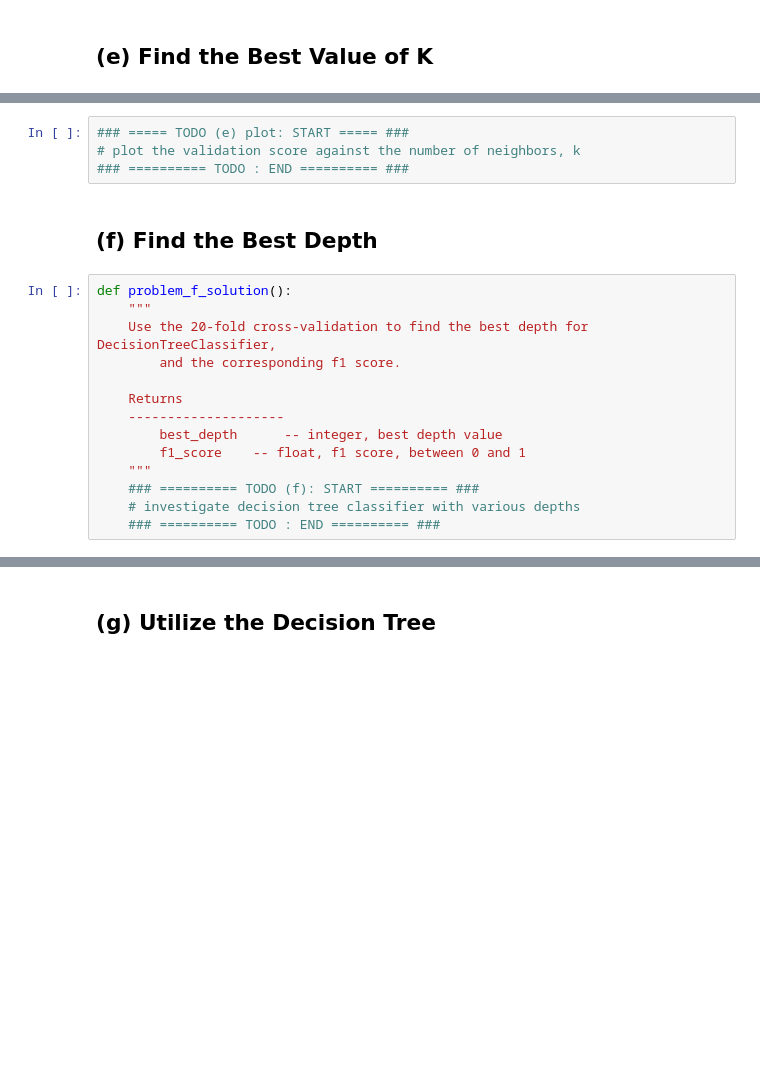
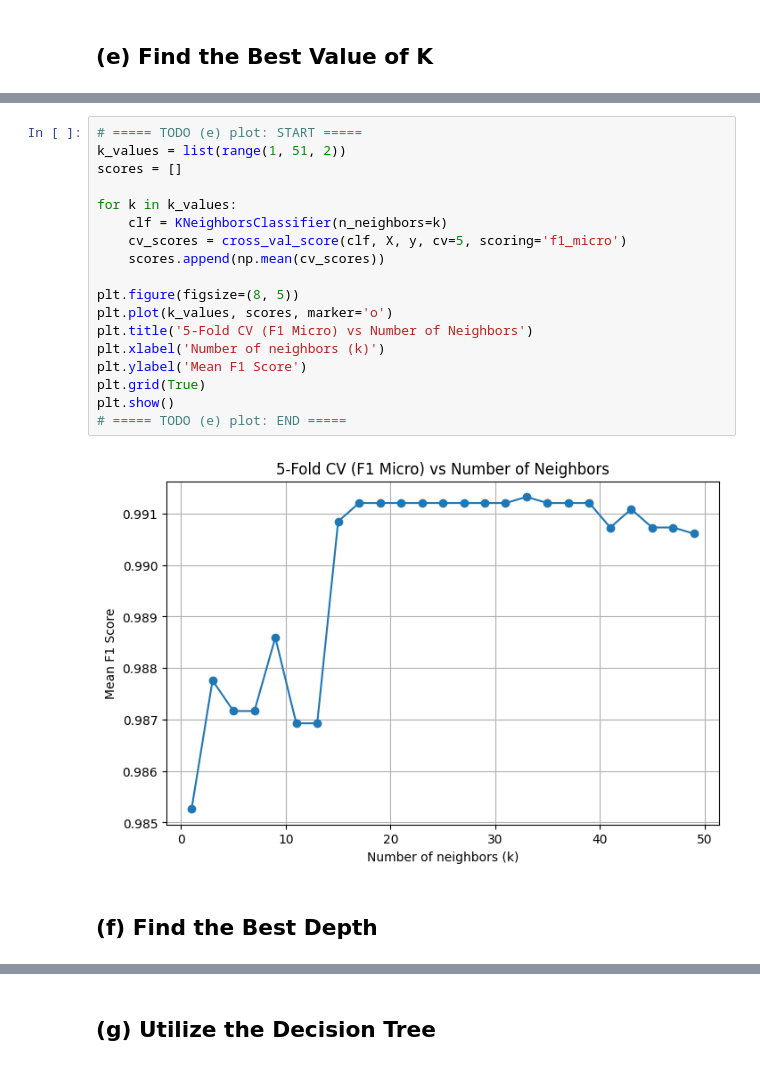
Before and after one commit to DysonLewis/ECEM146, a Jupyter notebook: hw1/M146_HW1.ipynb, the cells around one changed output, grey strips where cells are left out. Cells and saved outputs as stored; diff of their text form; blank space fills up the shorter version.

```diff
--- a/hw1/M146_HW1.ipynb
+++ b/hw1/M146_HW1.ipynb
@@ -507,20 +634,22 @@ print(f'PROBLEM_E_RESPONSE_2: {f1_score}')
-# %%
-### ===== TODO (e) plot: START ===== ###
-# plot the validation score against the number of neighbors, k
-### ========== TODO : END ========== ###
+# %%
+# ===== TODO (e) plot: START =====
+k_values = list(range(1, 51, 2))
+scores = []
+
+for k in k_values:
+    clf = KNeighborsClassifier(n_neighbors=k)
+    cv_scores = cross_val_score(clf, X, y, cv=5, scoring='f1_micro')
+    scores.append(np.mean(cv_scores))
+
+plt.figure(figsize=(8, 5))
+plt.plot(k_values, scores, marker='o')
+plt.title('5-Fold CV (F1 Micro) vs Number of Neighbors')
+plt.xlabel('Number of neighbors (k)')
+plt.ylabel('Mean F1 Score')
+plt.grid(True)
+plt.show()
+# ===== TODO (e) plot: END =====
+# %% [output]
+[figure, added]
 # %% [markdown]
 ## (f) Find the Best Depth
-# %%
-def problem_f_solution():
-    """
-    Use the 20-fold cross-validation to find the best depth for DecisionTreeClassifier,
-        and the corresponding f1 score.
-
-    Returns
-    --------------------
-        best_depth      -- integer, best depth value
-        f1_score    -- float, f1 score, between 0 and 1
-    """
-    ### ========== TODO (f): START ========== ###
-    # investigate decision tree classifier with various depths
-    ### ========== TODO : END ========== ###
```
Also changed, not shown: parts of 21 cells of this notebook.
